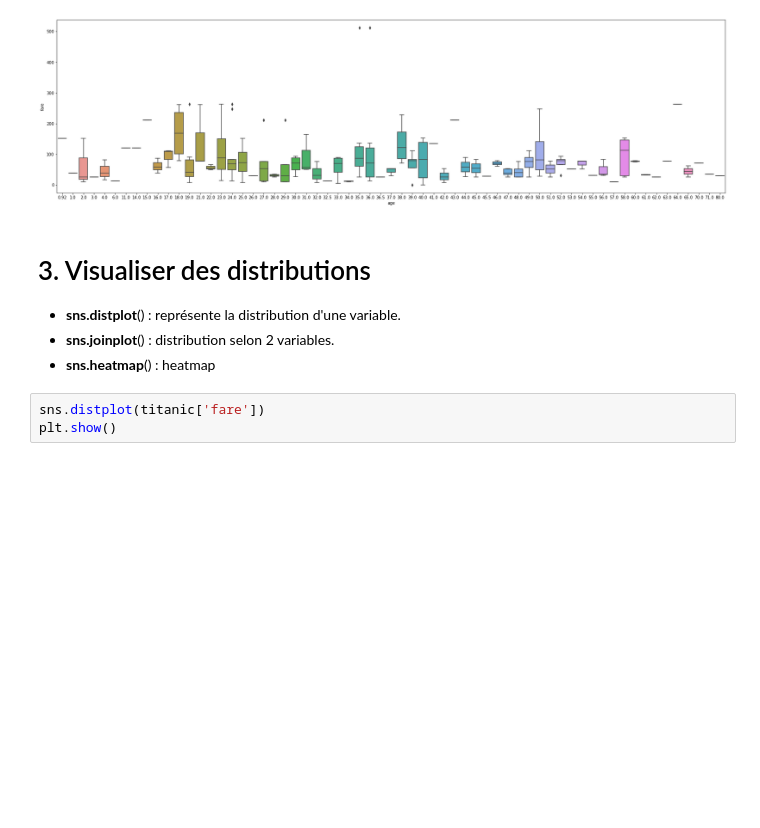
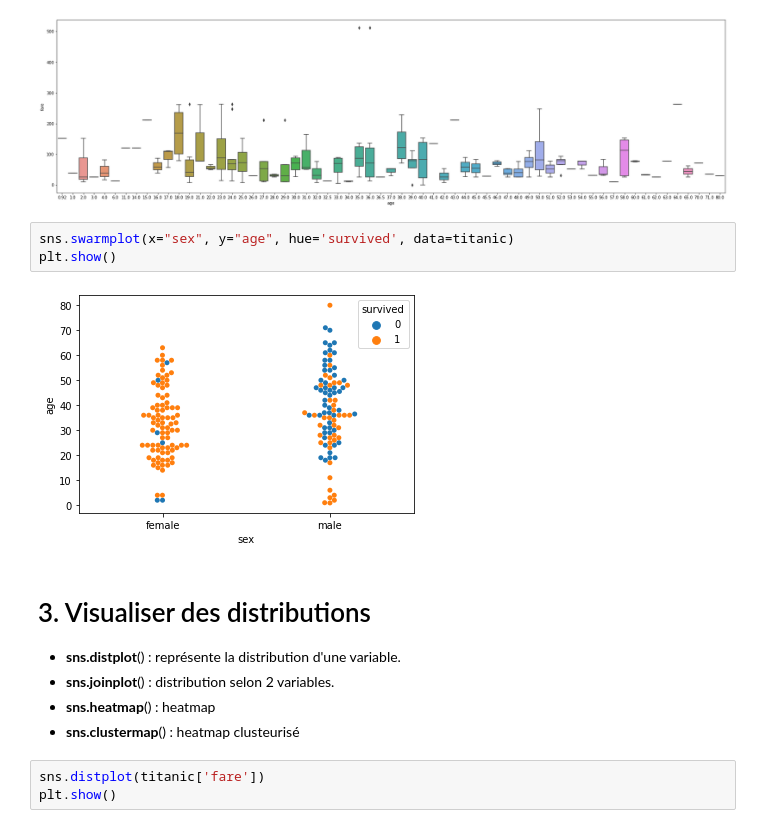
Before and after one commit to ThibDelo/Python_Documentation, a Jupyter notebook: Python_seaborn.ipynb, the cells around one changed output. Saved outputs shown, nothing was run; the diff lists cells and outputs as text; blank space fills up the shorter version.

Commit message:
Add files via upload
add swarm plot

```diff
--- a/Python_seaborn.ipynb
+++ b/Python_seaborn.ipynb
@@ -61,11 +62,17 @@ sns.boxplot(x="age", y="fare", data=titanic)
 plt.show()
 # %% [output]
 [figure]
+# %%
+sns.swarmplot(x="sex", y="age", hue='survived', data=titanic)
+plt.show()
+# %% [output]
+[figure, added]
 # %% [markdown]
 # 3. Visualiser des distributions  <a class="anchor" id="3"></a>
 * **sns.distplot**() : représente la distribution d'une variable.
 * **sns.joinplot**() : distribution selon 2 variables.
 * **sns.heatmap**() : heatmap
+* **sns.clustermap**() : heatmap clusteurisé
 # %%
 sns.distplot(titanic['fare'])
 plt.show()
```
Also changed, not shown: parts of 4 cells of this notebook.
